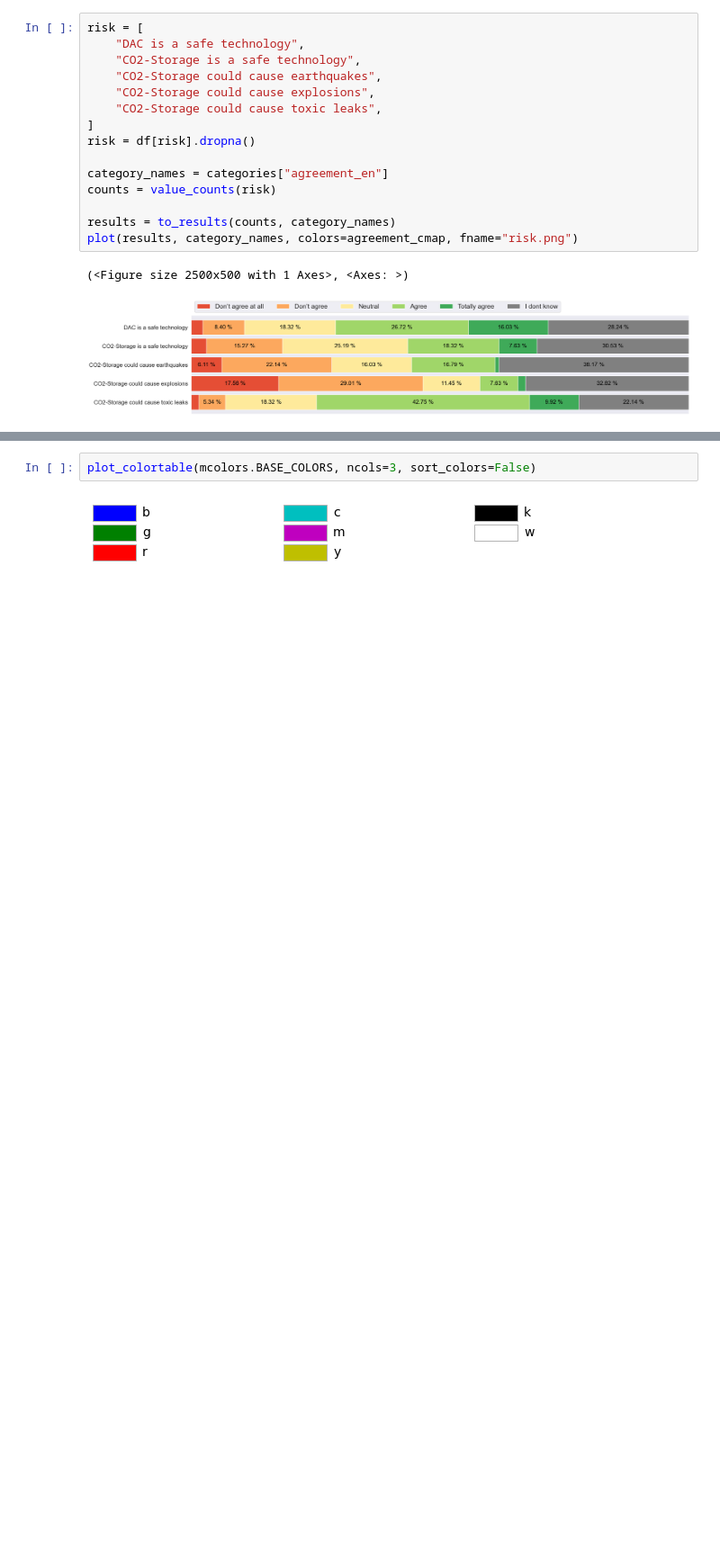
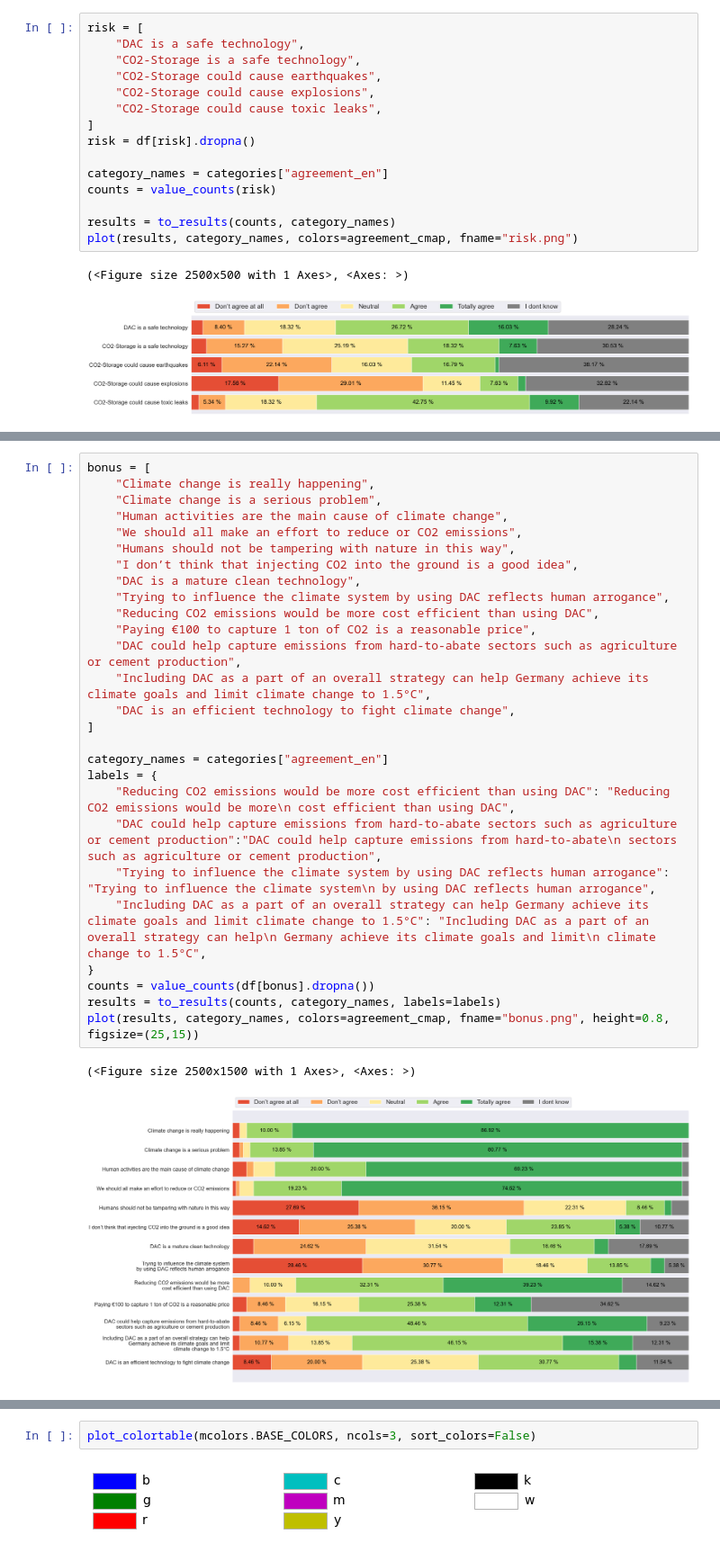
Before and after one commit to climate-service-center/dacstore, a Jupyter notebook: dacstore/poster-plots.ipynb, the cells around one changed output, grey strips where cells are left out. Shown at 90% size. Cells and saved outputs as stored; diff of their text form; blank space fills up the shorter version.

Commit message:
update plots

```diff
--- a/dacstore/poster-plots.ipynb
+++ b/dacstore/poster-plots.ipynb
@@ -208,0 +224,30 @@ plot(results, category_names, colors=agreement_cmap, fname="risk.png")
+# %%
+bonus = [
+    "Climate change is really happening",
+    "Climate change is a serious problem",
+    "Human activities are the main cause of climate change",
+    "We should all make an effort to reduce or CO2 emissions",
+    "Humans should not be tampering with nature in this way",
+    "I don’t think that injecting CO2 into the ground is a good idea",
+    "DAC is a mature clean technology",
+    "Trying to influence the climate system by using DAC reflects human arrogance",
+    "Reducing CO2 emissions would be more cost efficient than using DAC",
+    "Paying €100 to capture 1 ton of CO2 is a reasonable price",
+    "DAC could help capture emissions from hard-to-abate sectors such as agriculture or cement production",
+    "Including DAC as a part of an overall strategy can help Germany achieve its climate goals and limit climate change to 1.5°C",
+    "DAC is an efficient technology to fight climate change",
+]
+
+category_names = categories["agreement_en"]
+labels = {
+    "Reducing CO2 emissions would be more cost efficient than using DAC": "Reducing CO2 emissions would be more\n cost efficient than using DAC",
+    "DAC could help capture emissions from hard-to-abate sectors such as agriculture or cement production":"DAC could help capture emissions from hard-to-abate\n sectors such as agriculture or cement production",
+    "Trying to influence the climate system by using DAC reflects human arrogance": "Trying to influence the climate system\n by using DAC reflects human arrogance",
+    "Including DAC as a part of an overall strategy can help Germany achieve its climate goals and limit climate change to 1.5°C": "Including DAC as a part of an overall strategy can help\n Germany achieve its climate goals and limit\n climate change to 1.5°C",
+}
+counts = value_counts(df[bonus].dropna())
+results = to_results(counts, category_names, labels=labels)
+plot(results, category_names, colors=agreement_cmap, fname="bonus.png", height=0.8, figsize=(25,15))
+# %% [output]
+(<Figure size 2500x1500 with 1 Axes>, <Axes: >)
+[figure, added]
```
Also changed, not shown: parts of 8 cells of this notebook, 3 other files.
